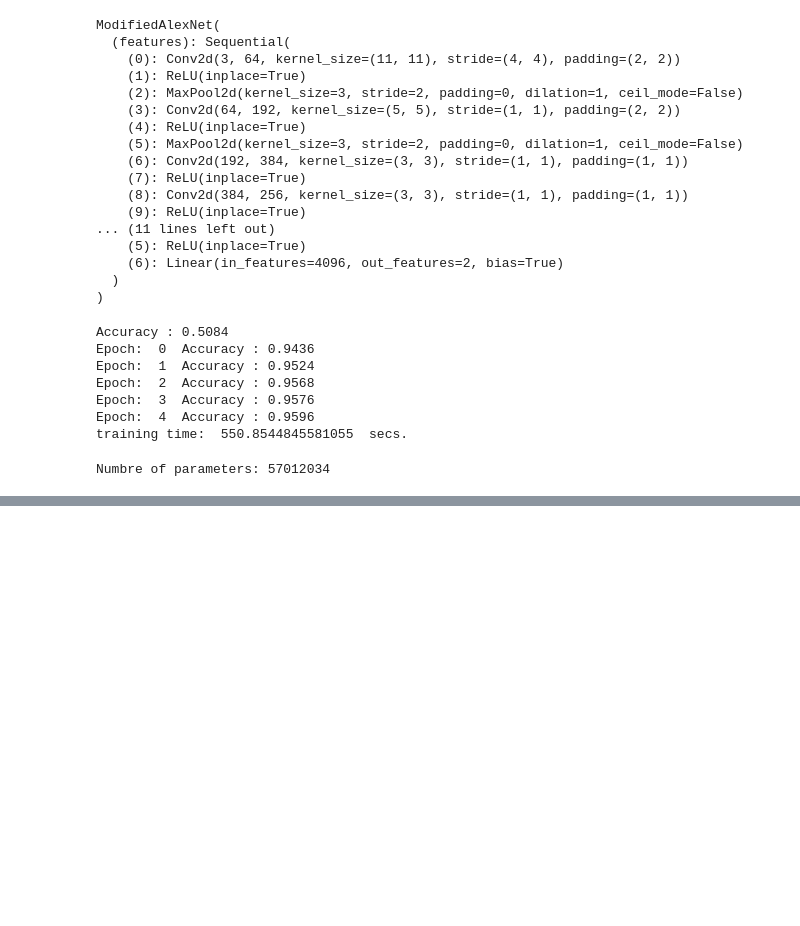
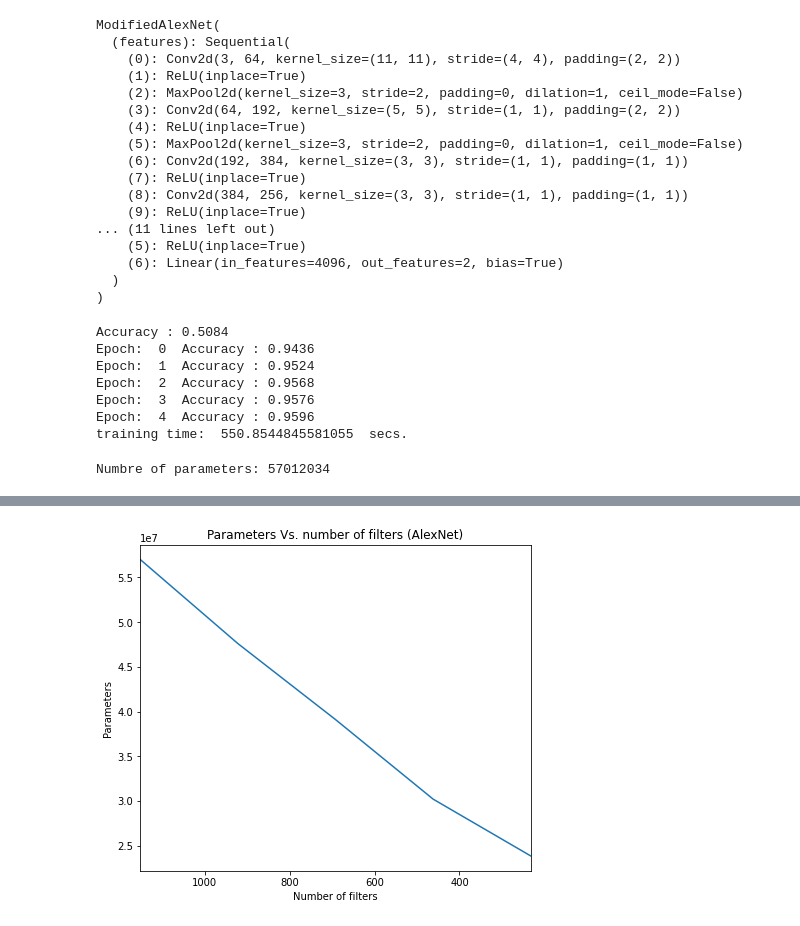
Before and after one commit to agreigra/pruning-cnn, a Jupyter notebook: AlexNet.ipynb, the cells around one changed output, grey strips where cells are left out. Drawn from its saved outputs; the diff is of its cells as text; code cells hidden in the pictures; blank space fills up the shorter version.

```diff
--- a/AlexNet.ipynb
+++ b/AlexNet.ipynb
@@ -181,5 +177,10 @@ plt.xlim(hist["filters"][0], hist["filters"][-1])
 # %%
-plt.plot(hist["filters"], hist["accuracy_retrained_model"], color='green')
-plt.xlabel('number of filters not prunned')
-plt.ylabel('Accuracy, test set')
+plt.figure(figsize=(7, 6))
+plt.plot(hist["filters"], hist["parameters"])
+plt.xlabel('Number of filters')
+plt.ylabel('Parameters')
 plt.xlim(hist["filters"][0], hist["filters"][-1])
+plt.title("Parameters Vs. number of filters (AlexNet)")
+plt.savefig('images/parametersAlexNet.png')
+# %% [output]
+[figure, added]
```
Also changed, not shown: parts of 8 cells of this notebook, 9 other files.
